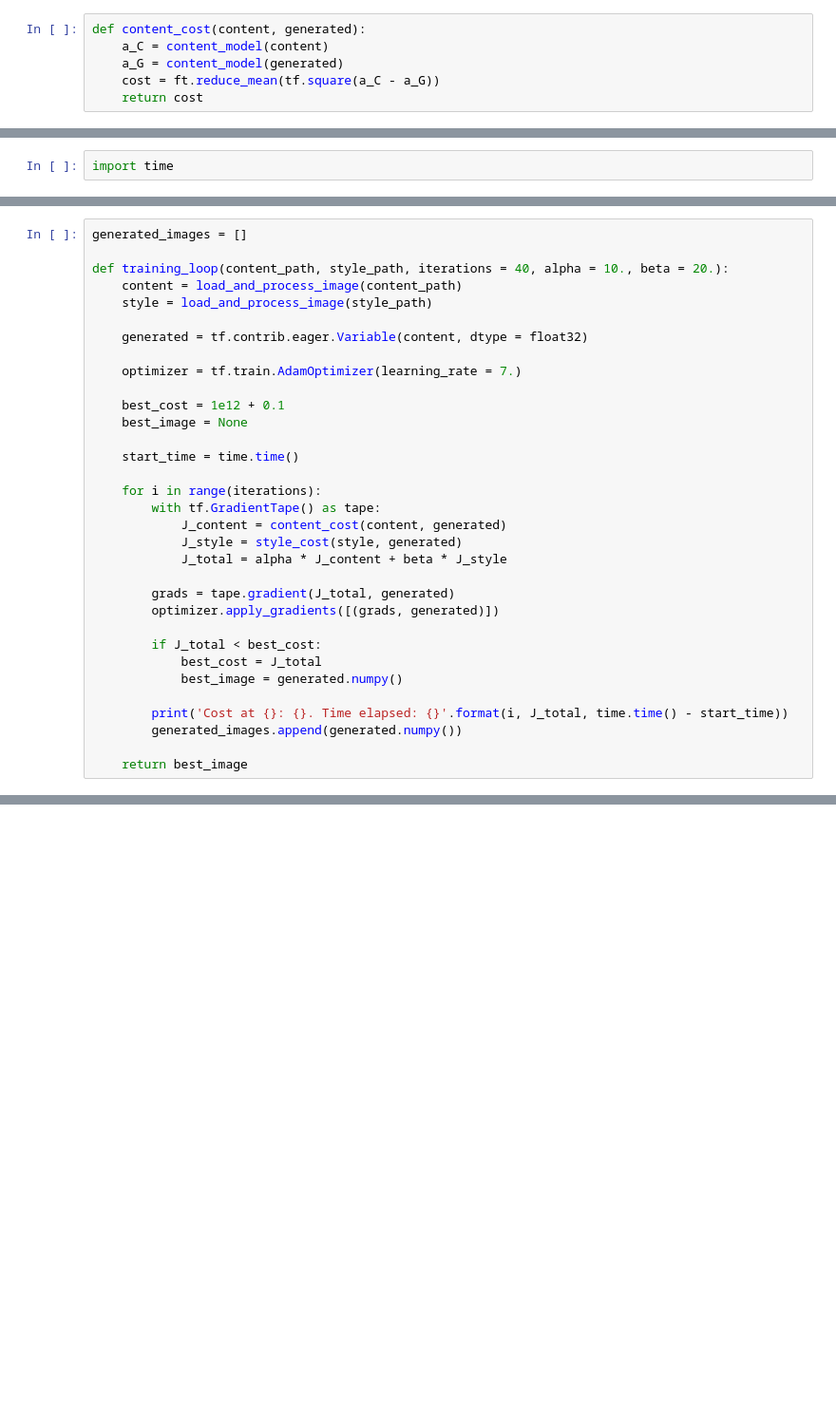
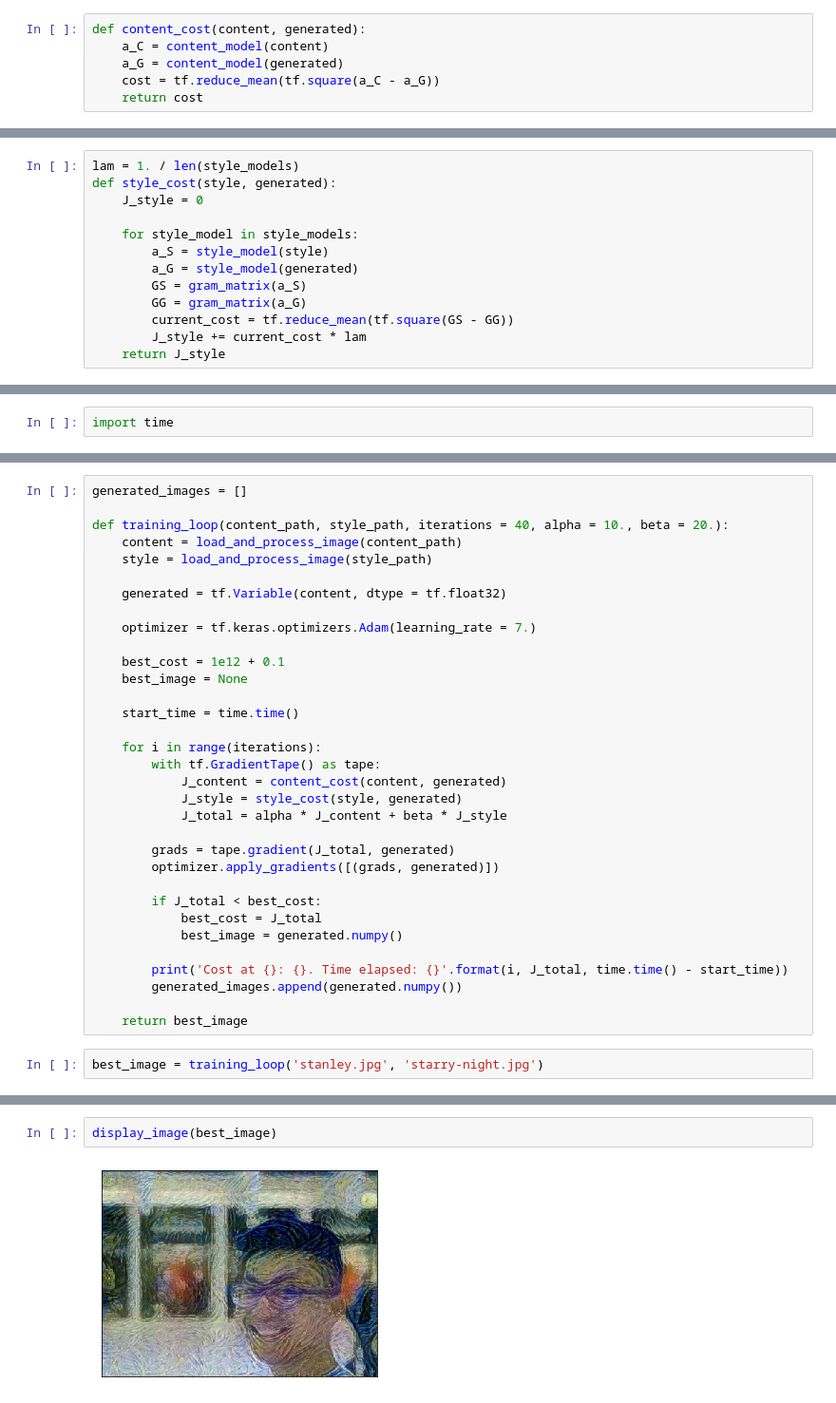
Before and after one commit to daanishrasheed/NeuralTransfer, a Jupyter notebook: NST.ipynb, the cells around one changed output, grey strips where cells are left out. Shown at 95% size. Cells and saved outputs as stored; diff of their text form; blank space fills up the shorter version.

```diff
--- a/NST.ipynb
+++ b/NST.ipynb
@@ -97,7 +97,7 @@ style_models = [Model(inputs = model.input, outputs = model.get_layer(layer).out
 def content_cost(content, generated):
     a_C = content_model(content)
     a_G = content_model(generated)
-    cost = ft.reduce_mean(tf.square(a_C - a_G))
+    cost = tf.reduce_mean(tf.square(a_C - a_G))
     return cost
 # %% [markdown]
 ## Gram Matrix
@@ -111,3 +113,16 @@ def gram_matrix(A):
+# %%
+lam = 1. / len(style_models)
+def style_cost(style, generated):
+    J_style = 0
+
+    for style_model in style_models:
+        a_S = style_model(style)
+        a_G = style_model(generated)
+        GS = gram_matrix(a_S)
+        GG = gram_matrix(a_G)
+        current_cost = tf.reduce_mean(tf.square(GS - GG))
+        J_style += current_cost * lam
+    return J_style
 # %% [markdown]
 ## Training Loop
 # %%
@@ -119,9 +138,9 @@ def training_loop(content_path, style_path, iterations = 40, alpha = 10., beta =
     content = load_and_process_image(content_path)
     style = load_and_process_image(style_path)
 
-    generated = tf.contrib.eager.Variable(content, dtype = float32)
+    generated = tf.Variable(content, dtype = tf.float32)
 
-    optimizer = tf.train.AdamOptimizer(learning_rate = 7.)
+    optimizer = tf.keras.optimizers.Adam(learning_rate = 7.)
 
     best_cost = 1e12 + 0.1
     best_image = None
@@ -145,3 +164,5 @@ def training_loop(content_path, style_path, iterations = 40, alpha = 10., beta =
         generated_images.append(generated.numpy())
 
     return best_image
+# %%
+best_image = training_loop('stanley.jpg', 'starry-night.jpg')
@@ -147,0 +187,4 @@ def training_loop(content_path, style_path, iterations = 40, alpha = 10., beta =
+# %%
+display_image(best_image)
+# %% [output]
+[figure, added]
```
Also changed, not shown: parts of 4 cells of this notebook.
